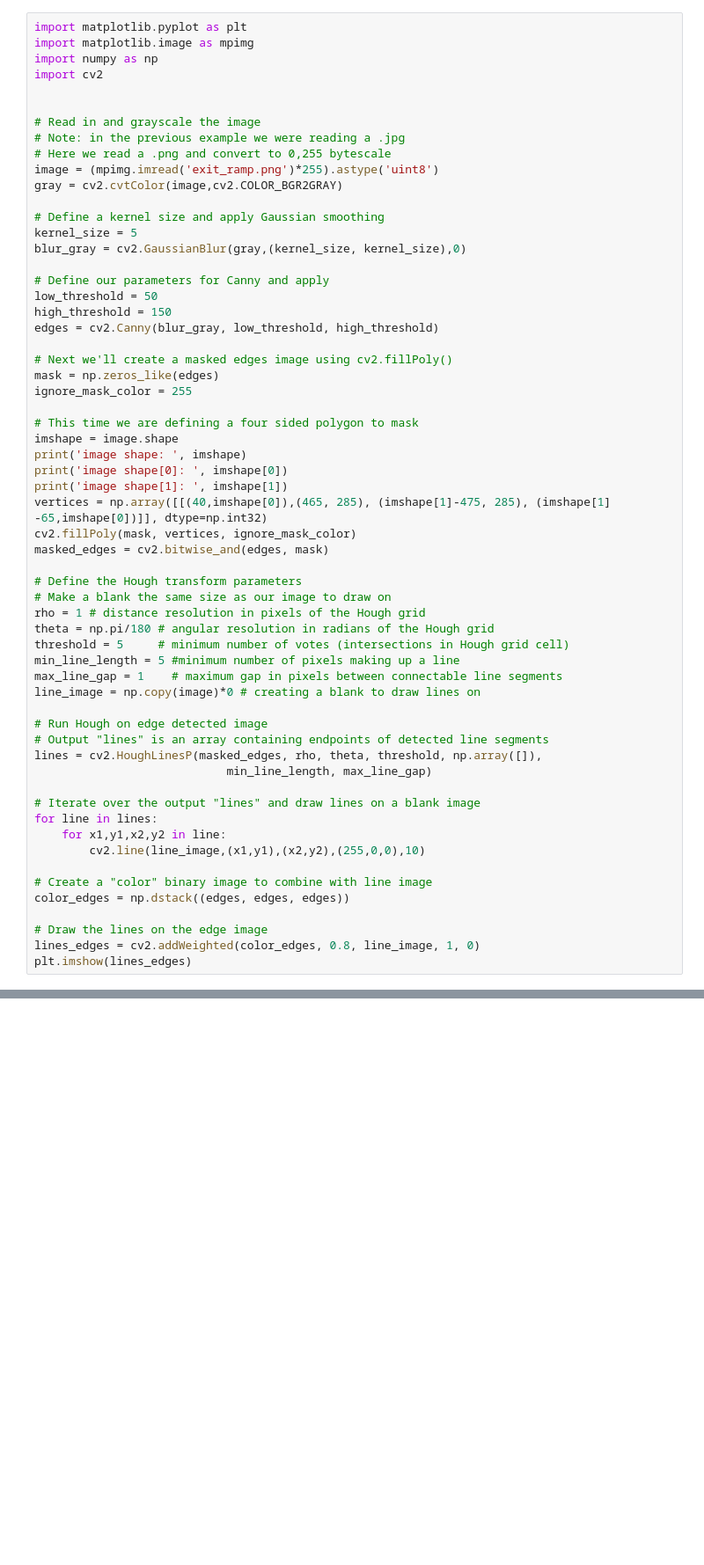
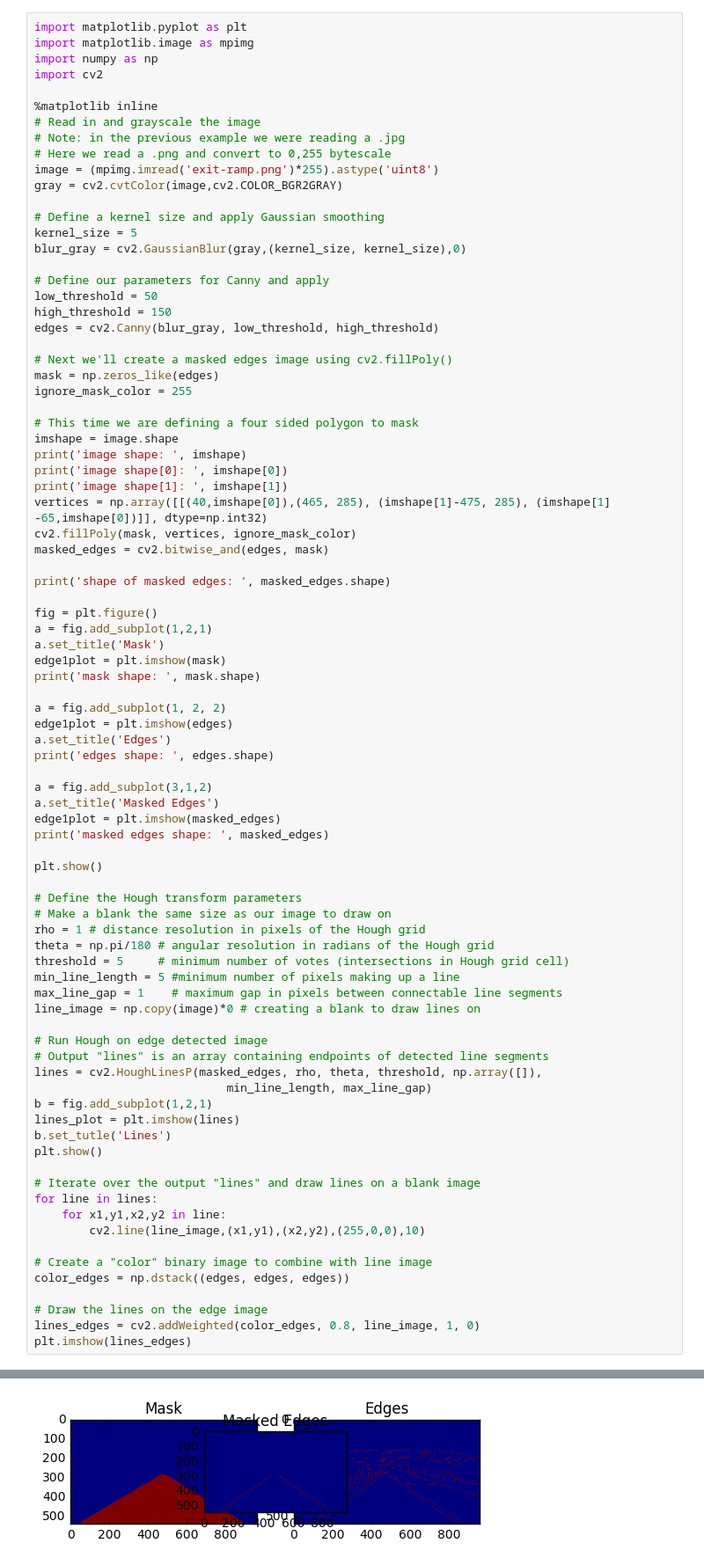
Before and after one commit to JonathanCMitchell/Self-Driving-Car-ND, a Jupyter notebook: Lesson1_Practice/Hough Transform Quiz.ipynb, the cells around one changed output, grey strips where cells are left out. Shown at 88% size. Drawn from its saved outputs; the diff is of its cells as text; blank space fills up the shorter version.

Commit message:
[setup] - adds plots for mask, edges, masked-edges

```diff
--- a/Lesson1_Practice/Hough Transform Quiz.ipynb
+++ b/Lesson1_Practice/Hough Transform Quiz.ipynb
@@ -4,11 +8,11 @@ import matplotlib.image as mpimg
 import numpy as np
 import cv2
 
-
+%matplotlib inline
 # Read in and grayscale the image
 # Note: in the previous example we were reading a .jpg
 # Here we read a .png and convert to 0,255 bytescale
-image = (mpimg.imread('exit_ramp.png')*255).astype('uint8')
+image = (mpimg.imread('exit-ramp.png')*255).astype('uint8')
 gray = cv2.cvtColor(image,cv2.COLOR_BGR2GRAY)
 
 # Define a kernel size and apply Gaussian smoothing
@@ -33,6 +37,26 @@ vertices = np.array([[(40,imshape[0]),(465, 285), (imshape[1]-475, 285), (imshap
 cv2.fillPoly(mask, vertices, ignore_mask_color)
 masked_edges = cv2.bitwise_and(edges, mask)
 
+print('shape of masked edges: ', masked_edges.shape)
+
+fig = plt.figure()
+a = fig.add_subplot(1,2,1)
+a.set_title('Mask')
+edge1plot = plt.imshow(mask)
+print('mask shape: ', mask.shape)
+
+a = fig.add_subplot(1, 2, 2)
+edge1plot = plt.imshow(edges)
+a.set_title('Edges')
+print('edges shape: ', edges.shape)
+
+a = fig.add_subplot(3,1,2)
+a.set_title('Masked Edges')
+edge1plot = plt.imshow(masked_edges)
+print('masked edges shape: ', masked_edges)
+
+plt.show()
+
 # Define the Hough transform parameters
 # Make a blank the same size as our image to draw on
 rho = 1 # distance resolution in pixels of the Hough grid
@@ -46,6 +70,10 @@ line_image = np.copy(image)*0 # creating a blank to draw lines on
 # Output "lines" is an array containing endpoints of detected line segments
 lines = cv2.HoughLinesP(masked_edges, rho, theta, threshold, np.array([]),
                             min_line_length, max_line_gap)
+b = fig.add_subplot(1,2,1)
+lines_plot = plt.imshow(lines)
+b.set_tutle('Lines')
+plt.show()
 
 # Iterate over the output "lines" and draw lines on a blank image
 for line in lines:
@@ -62,0 +103 @@ FileNotFoundError: [Errno 2] No such file or directory: 'exit_ramp.png'
+[figure, added]
```
Also changed, not shown: parts of 2 cells of this notebook, 4 other files.
